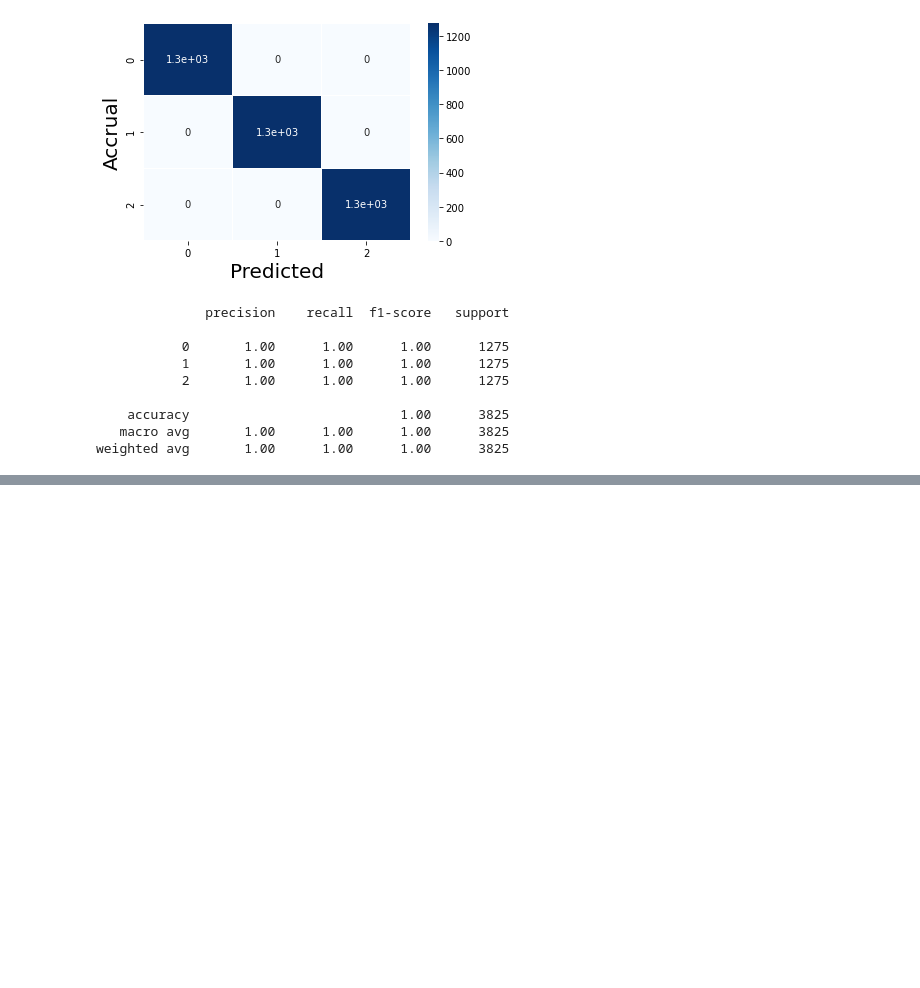
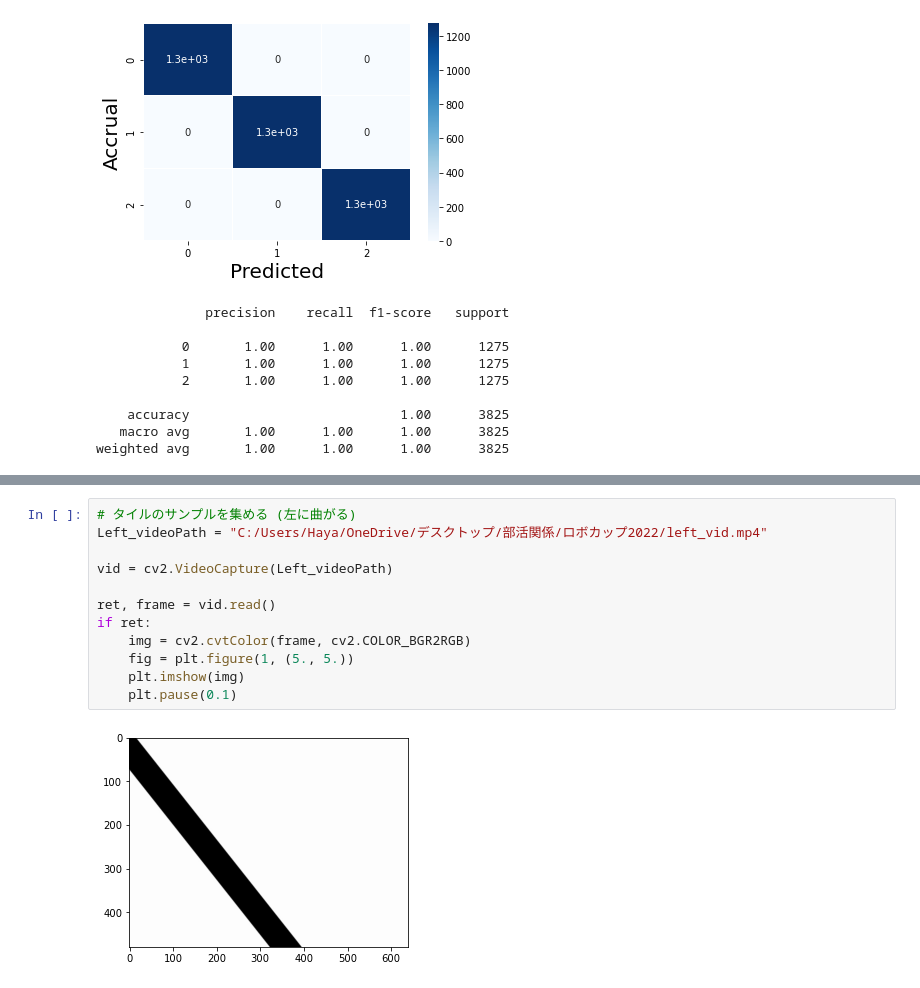
Before and after one commit to hashin2425/RoboCup_Cam, a Jupyter notebook: model_one/make_model.ipynb, the cells around one changed output, grey strips where cells are left out. Drawn from its saved outputs; the diff is of its cells as text; blank space fills up the shorter version.

```diff
--- a/model_one/make_model.ipynb
+++ b/model_one/make_model.ipynb
@@ -124,0 +182,14 @@ weighted avg       1.00      1.00      1.00      3825
+# %%
+# タイルのサンプルを集める (左に曲がる)
+Left_videoPath = "C:/Users/Haya/OneDrive/デスクトップ/部活関係/ロボカップ2022/left_vid.mp4"
+
+vid = cv2.VideoCapture(Left_videoPath)
+
+ret, frame = vid.read()
+if ret:
+    img = cv2.cvtColor(frame, cv2.COLOR_BGR2RGB)
+    fig = plt.figure(1, (5., 5.))
+    plt.imshow(img)
+    plt.pause(0.1)
+# %% [output]
+[figure, added]
```
Also changed, not shown: parts of 13 cells of this notebook.
